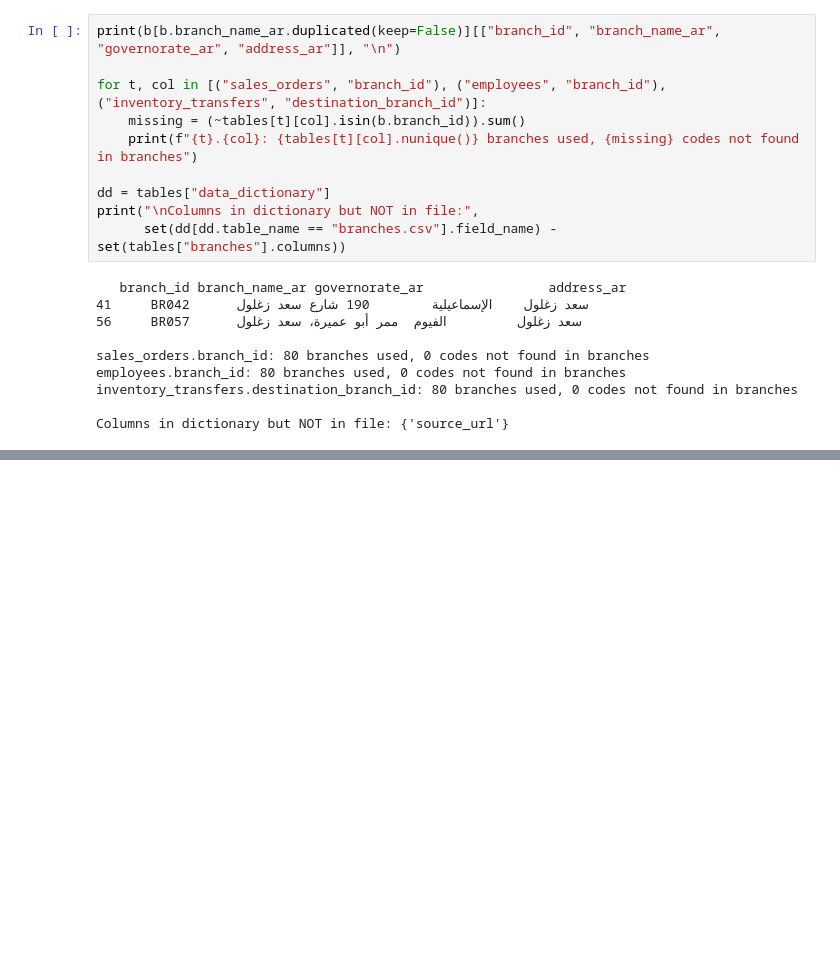
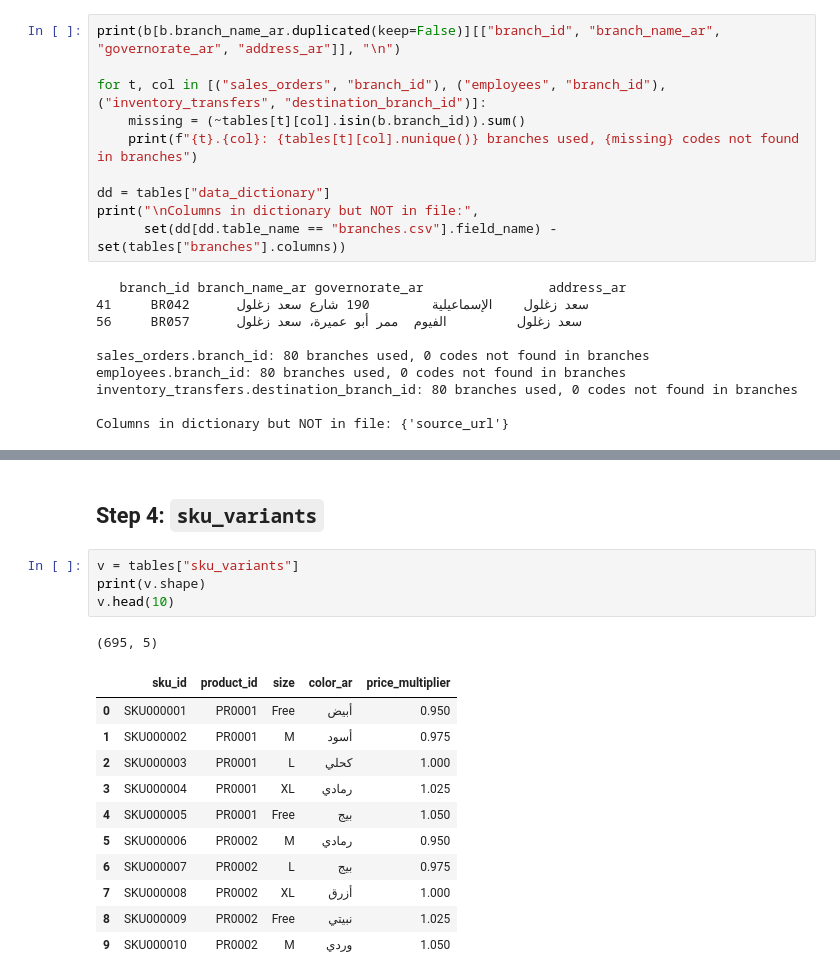
Before and after one commit to ibrahemshahd385-prog/HVIA-TASK3, a Jupyter notebook: notebooks/01_data_understanding.ipynb, the cells around one changed output, grey strips where cells are left out. Drawn from its saved outputs; the diff is of its cells as text; blank space fills up the shorter version.

```diff
--- a/notebooks/01_data_understanding.ipynb
+++ b/notebooks/01_data_understanding.ipynb
@@ -130,0 +445,19 @@ Columns in dictionary but NOT in file: {'source_url'}
+# %% [markdown]
+## Step 4: `sku_variants`
+# %%
+v = tables["sku_variants"]
+print(v.shape)
+v.head(10)
+# %% [output]
+(695, 5)
+|  | sku_id | product_id | size | color_ar | price_multiplier |
+| 0 | SKU000001 | PR0001 | Free | أبيض | 0.950 |
+| 1 | SKU000002 | PR0001 | M | أسود | 0.975 |
+| 2 | SKU000003 | PR0001 | L | كحلي | 1.000 |
+| 3 | SKU000004 | PR0001 | XL | رمادي | 1.025 |
+| 4 | SKU000005 | PR0001 | Free | بيج | 1.050 |
+| 5 | SKU000006 | PR0002 | M | رمادي | 0.950 |
+| 6 | SKU000007 | PR0002 | L | بيج | 0.975 |
+| 7 | SKU000008 | PR0002 | XL | أزرق | 1.000 |
+| 8 | SKU000009 | PR0002 | Free | نبيتي | 1.025 |
+| 9 | SKU000010 | PR0002 | M | وردي | 1.050 |
```
Also changed, not shown: parts of 28 cells of this notebook.
